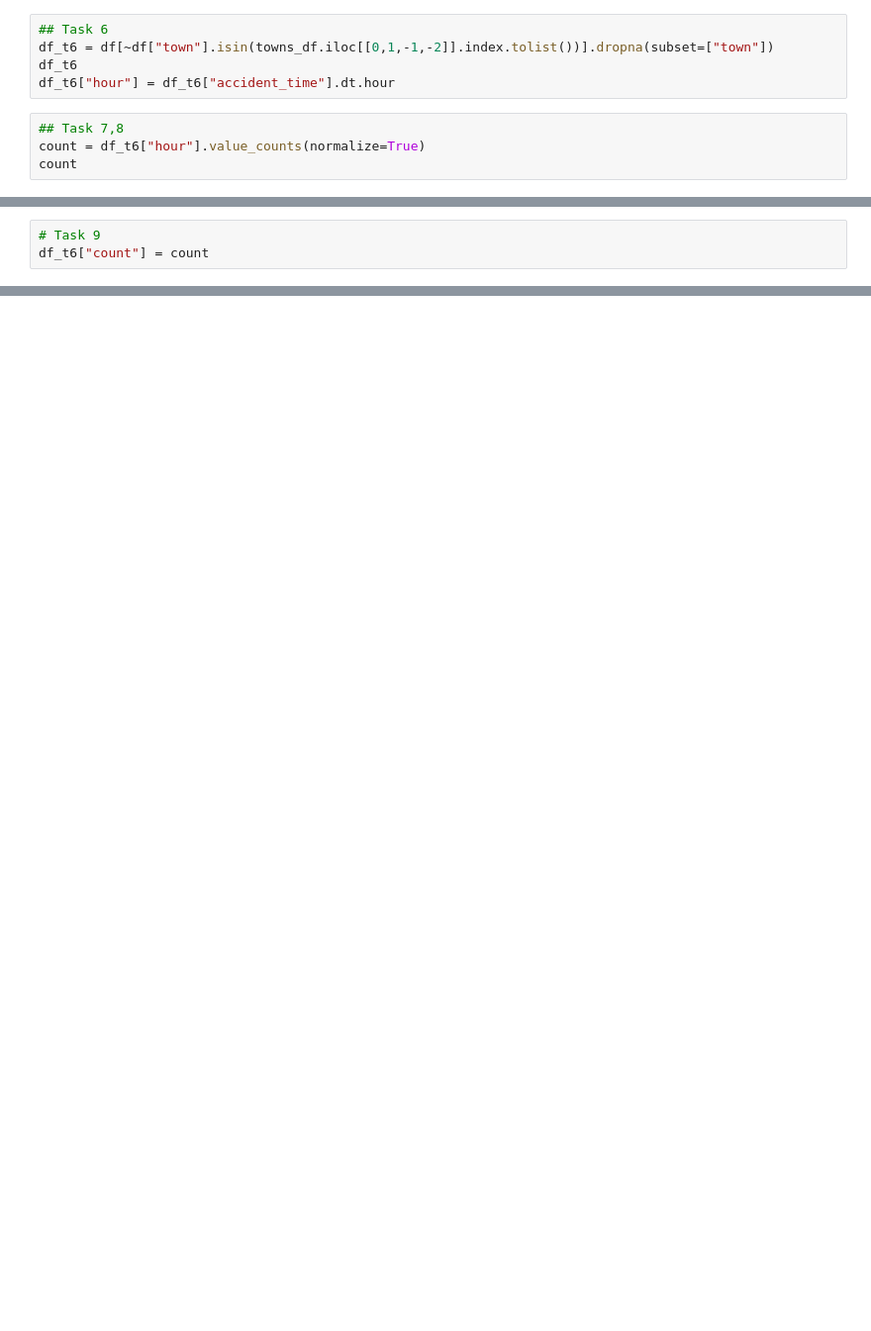
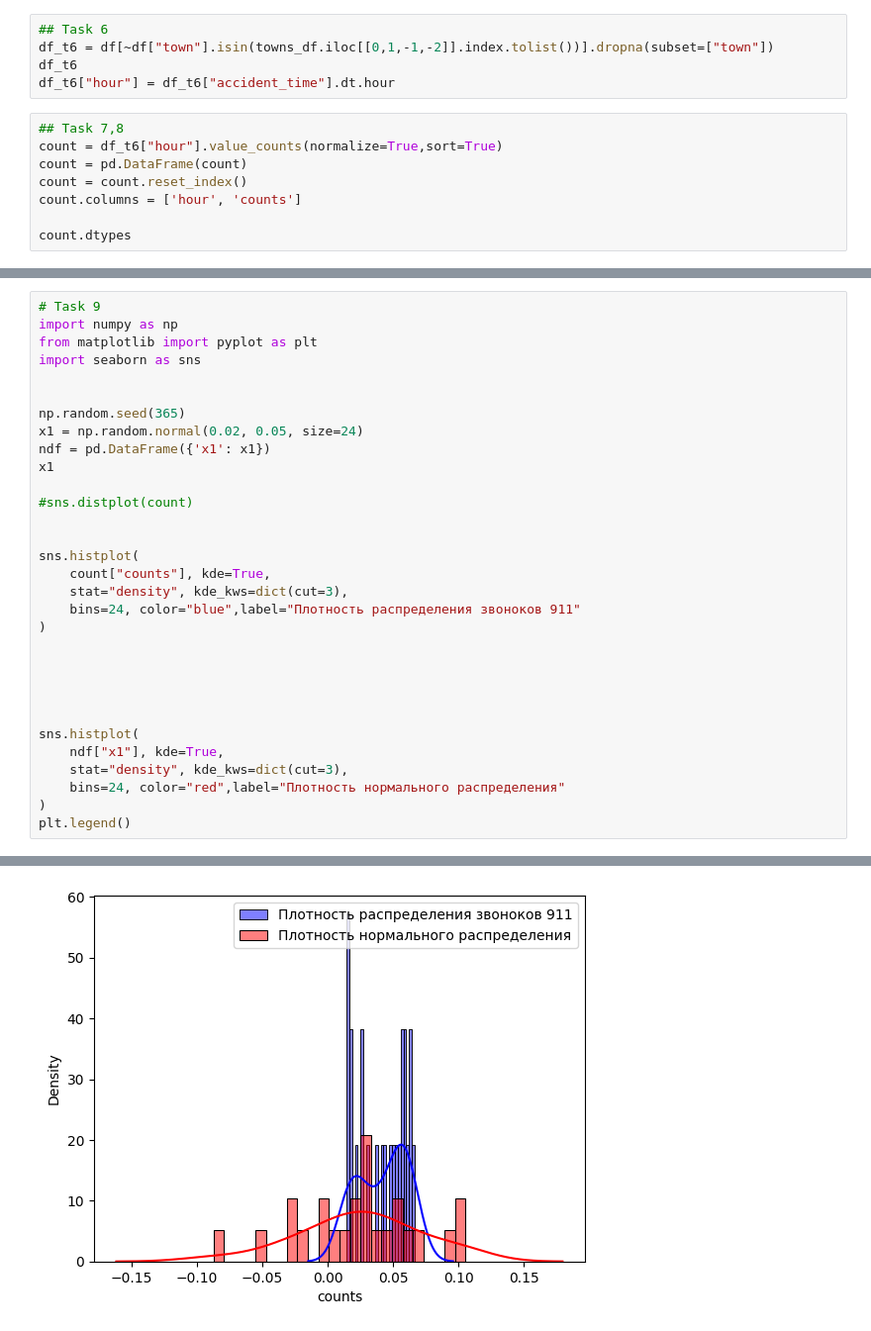
Before and after one commit to mmonastyrskiy/7_sem, a Jupyter notebook: ML/lab/lab1/Lab1.ipynb, the cells around one changed output, grey strips where cells are left out. Shown: that part at 99% size. Drawn from its saved outputs; the diff is of its cells as text; blank space fills up the shorter version.

```diff
--- a/ML/lab/lab1/Lab1.ipynb
+++ b/ML/lab/lab1/Lab1.ipynb
@@ -86,6 +80,10 @@ df_t6
 df_t6["hour"] = df_t6["accident_time"].dt.hour
 # %%
 ## Task 7,8
-count = df_t6["hour"].value_counts(normalize=True)
-count
+count = df_t6["hour"].value_counts(normalize=True,sort=True)
+count = pd.DataFrame(count)
+count = count.reset_index()
+count.columns = ['hour', 'counts']
+
+count.dtypes
 # %% [output]
@@ -93,3 +93,32 @@ count
 # %%
 # Task 9
-df_t6["count"] = count
+import numpy as np
+from matplotlib import pyplot as plt
+import seaborn as sns
+
+
+np.random.seed(365)
+x1 = np.random.normal(0.02, 0.05, size=24)
+ndf = pd.DataFrame({'x1': x1})
+x1
+
+#sns.distplot(count)
+
+
+sns.histplot(
+    count["counts"], kde=True,
+    stat="density", kde_kws=dict(cut=3),
+    bins=24, color="blue",label="Плотность распределения звоноков 911"
+)
+
+
+
+
+
+sns.histplot(
+    ndf["x1"], kde=True,
+    stat="density", kde_kws=dict(cut=3),
+    bins=24, color="red",label="Плотность нормального распределения"
+)
+plt.legend()
+# %% [output]
@@ -95,0 +126 @@ df_t6["count"] = count
+[figure, added]
```
Also changed, not shown: parts of 4 cells of this notebook, 2 other files.
